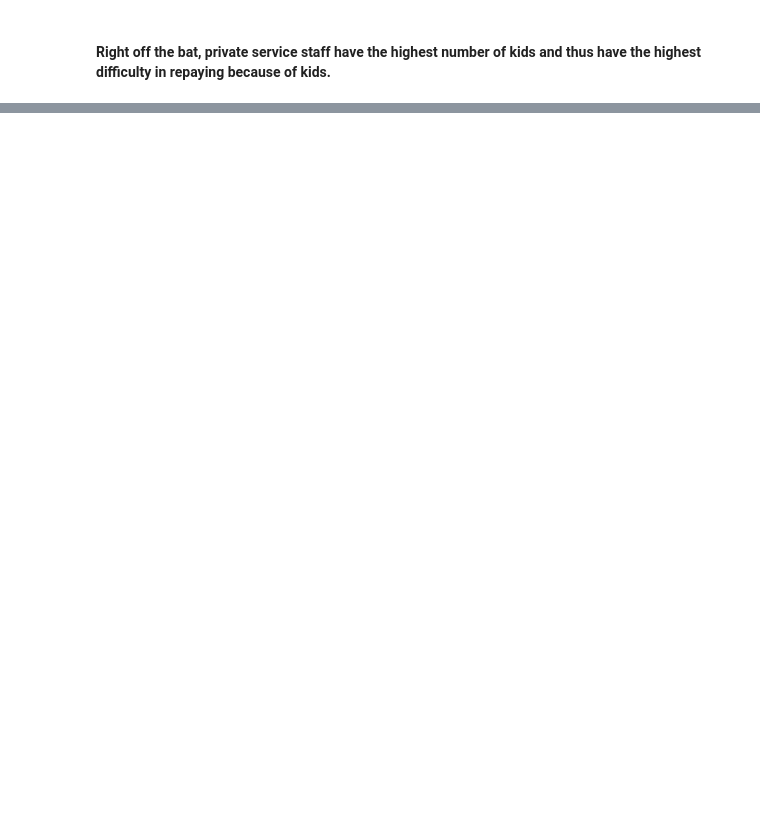
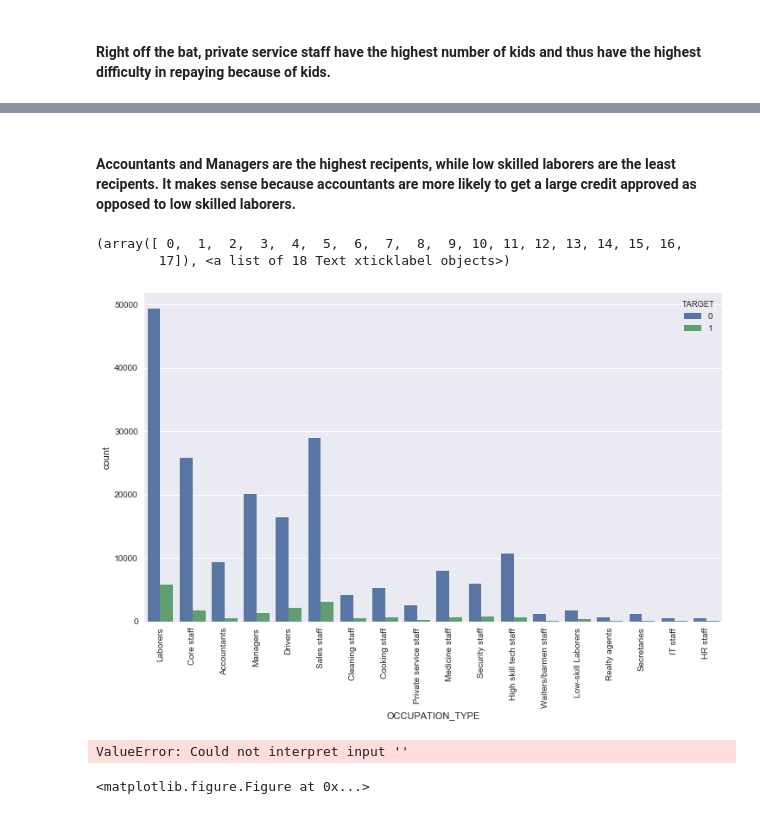
Before and after one commit to rakshithvasudev/Home-Credit-Default-Risk, a Jupyter notebook: EDA/Exploratory Data Analysis - Application Train.ipynb, the cells around one changed output, grey strips where cells are left out. Cells and saved outputs as stored; diff of their text form; code cells hidden in the pictures; blank space fills up the shorter version.

```diff
--- a/EDA/Exploratory Data Analysis - Application Train.ipynb
+++ b/EDA/Exploratory Data Analysis - Application Train.ipynb
@@ -412,0 +404,19 @@ plt.xticks(rotation=70)
+# %% [markdown]
+#### Accountants and Managers are the highest recipents, while low skilled laborers are the least recipents. It makes sense because accountants are more likely to get a large credit approved as opposed to low skilled laborers.
+# %%
+
+plt.figure(figsize=(12,7))
+sns.countplot(x='OCCUPATION_TYPE',hue='TARGET',data=train)
+plt.xticks(rotation=90)
+# %% [output]
+(array([ 0,  1,  2,  3,  4,  5,  6,  7,  8,  9, 10, 11, 12, 13, 14, 15, 16,
+        17]), <a list of 18 Text xticklabel objects>)
+[figure, added]
+# %%
+
+plt.figure(figsize=(12,7))
+sns.barplot(x='OCCUPATION_TYPE',hue='TARGET',data=train,y='')
+plt.xticks(rotation=90)
+# %% [output]
+ValueError: Could not interpret input ''
+<matplotlib.figure.Figure at 0x...>
```
Also changed, not shown: parts of 4 cells of this notebook.
